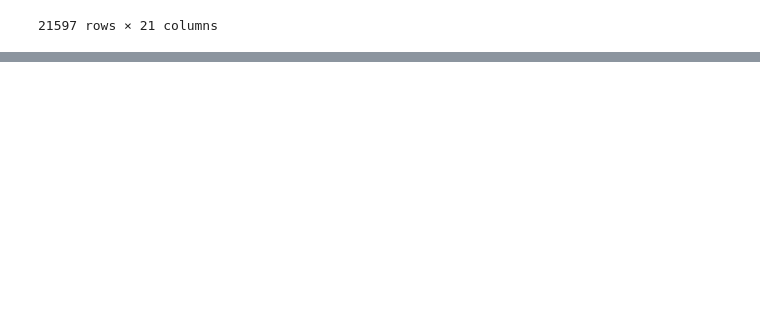
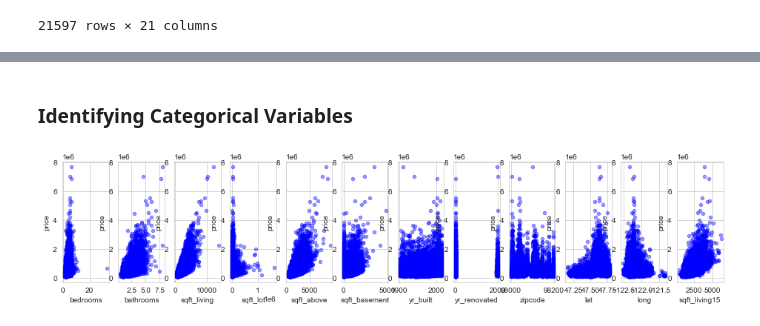
Before and after one commit to faith444/Kings-County-Housing-Prediction-Model, a Jupyter notebook: grace_eda.ipynb, the cells around one changed output, grey strips where cells are left out. Cells and saved outputs as stored; diff of their text form; code cells hidden in the pictures; blank space fills up the shorter version.

Commit message:
initial visualization

```diff
--- a/grace_eda.ipynb
+++ b/grace_eda.ipynb
@@ -198,3 +224,9 @@ Name: date, dtype: object
 df.sqft_basement = df.sqft_basement.replace('?', '0.0')
 # %%
 df.sqft_basement = df.sqft_basement.astype('float')
+# %%
+df.floors = df.floors.astype('object')
+# %%
+df.sqft_basement = df.sqft_basement.astype(np.dtype('int64')) #converts column from float to int64, in line with the other similar columns
+# %%
+df.yr_renovated = df.yr_renovated.astype(np.dtype('int64'))
@@ -200,0 +235,2 @@ df.sqft_basement = df.sqft_basement.astype('float')
+# %%
+df.drop(["id"],axis=1, inplace=True)
@@ -257,0 +311,9 @@ df.select_dtypes('object')
+# %% [markdown]
+### Identifying Categorical Variables
+# %%
+fig, axes = plt.subplots(nrows=1, ncols=12, figsize=(16,3))
+
+for xcol, ax in zip(cont_cols[1:14], axes):
+    df.plot(kind='scatter', x=xcol, y='price', ax=ax, alpha=0.4, color='b')
+# %% [output]
+[figure, added]
```
Also changed, not shown: parts of 62 cells of this notebook.
